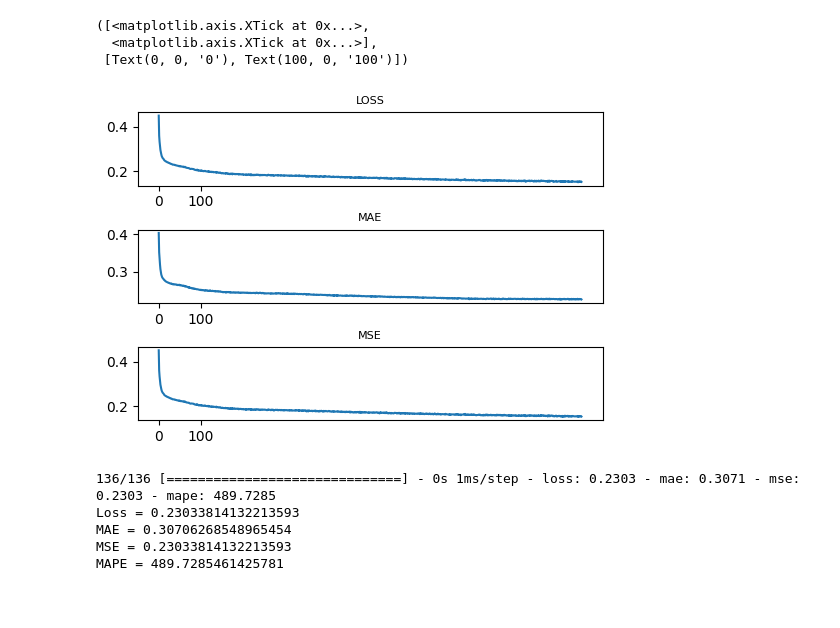
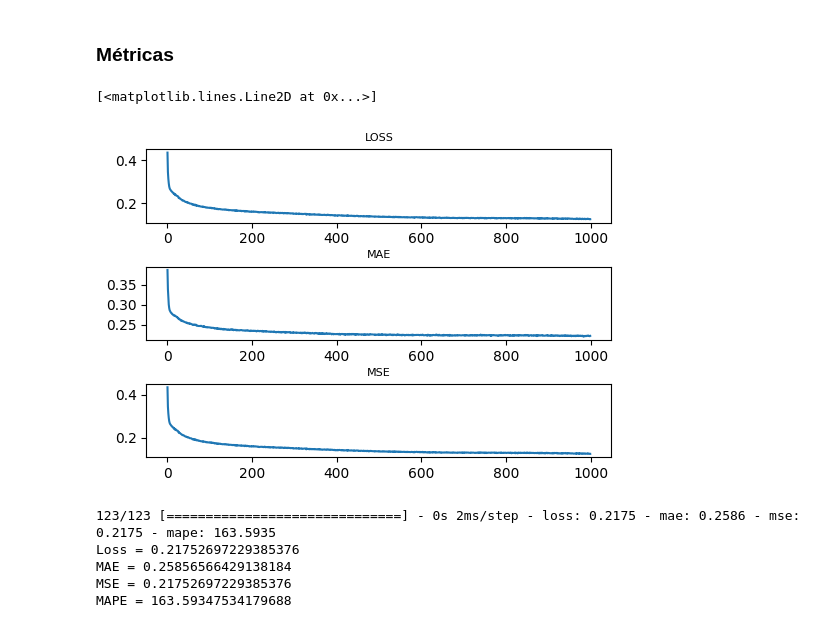
Before and after one commit to MarcioB1999/Previsao_Precos, a Jupyter notebook: Regressao_preço.ipynb, the cells around one changed output. Cells and saved outputs as stored; diff of their text form; code cells hidden in the pictures; blank space fills up the shorter version.

```diff
--- a/Regressao_preço.ipynb
+++ b/Regressao_preço.ipynb
@@ -100,57 +163,56 @@ Y_train,Y_test = Y[:int(len(Y)*0.8)], Y[int(len(Y)*0.8):]
 # %%
-model = keras.Sequential([
-    keras.layers.Dense(13,activation='elu',input_shape=[len(X_train.columns)]),
-    keras.layers.Dense(13,activation='elu'),
+model_1 = keras.Sequential([
+    keras.layers.Dense(25,activation='elu',input_shape=[len(X_train.columns)]),
+    keras.layers.Dense(25,activation='elu'),
     keras.layers.Dense(1)
 ])
 # %%
 optimizer = keras.optimizers.RMSprop(0.1,)
-model.compile(
+model_1.compile(
     loss='mse',
     metrics=['mae','mse','mape']
 )
 # %%
-history = model.fit(
+history_1 = model_1.fit(
     x=X_train,
     y=Y_train,
     epochs = 1000,
     verbose = 0
 )
 # %%
-hist_df = pd.DataFrame(history.history)
+hist1_df = pd.DataFrame(history_1.history)
+# %% [markdown]
+### Métricas
 # %%
 fig=plt.figure(figsize=(6,4))
 plt.subplots_adjust(wspace=0.3, hspace=0.6)
 
 ax=fig.add_subplot(3,1,1)
 ax.set_title('LOSS',fontsize=8)
-plt.plot(hist_df.loss)
-plt.xticks([0,100])
+plt.plot(hist1_df.loss)
+
 
 ax=fig.add_subplot(3,1,2)
 ax.set_title('MAE',fontsize=8)
-plt.plot(hist_df.mae)
-plt.xticks([0,100])
+plt.plot(hist1_df.mae)
+
 
 ax=fig.add_subplot(3,1,3)
 ax.set_title('MSE',fontsize=8)
-plt.plot(hist_df.mse)
-plt.xticks([0,100])
+plt.plot(hist1_df.mse)
 # %% [output]
-([<matplotlib.axis.XTick at 0x...>,
-  <matplotlib.axis.XTick at 0x...>],
- [Text(0, 0, '0'), Text(100, 0, '100')])
+[<matplotlib.lines.Line2D at 0x...>]
-[figure, old version]
+[figure, new version]
 # %%
-metrics = model.evaluate(X_test,Y_test)
-print(f"Loss = {metrics[0]}")
-print(f"MAE = {metrics[1]}")
-print(f"MSE = {metrics[2]}")
-print(f"MAPE = {metrics[3]}")
+metrics_1 = model_1.evaluate(X_test,Y_test)
+print(f"Loss = {metrics_1[0]}")
+print(f"MAE = {metrics_1[1]}")
+print(f"MSE = {metrics_1[2]}")
+print(f"MAPE = {metrics_1[3]}")
 # %% [output]
-136/136 [==============================] - 0s 1ms/step - loss: 0.2303 - mae: 0.3071 - mse: 0.2303 - mape: 489.7285
-Loss = 0.23033814132213593
-MAE = 0.30706268548965454
-MSE = 0.23033814132213593
-MAPE = 489.7285461425781
+123/123 [==============================] - 0s 2ms/step - loss: 0.2175 - mae: 0.2586 - mse: 0.2175 - mape: 163.5935
+Loss = 0.21752697229385376
+MAE = 0.25856566429138184
+MSE = 0.21752697229385376
+MAPE = 163.59347534179688
 # %%
```
Also changed, not shown: parts of 63 cells of this notebook, 3 other files.
